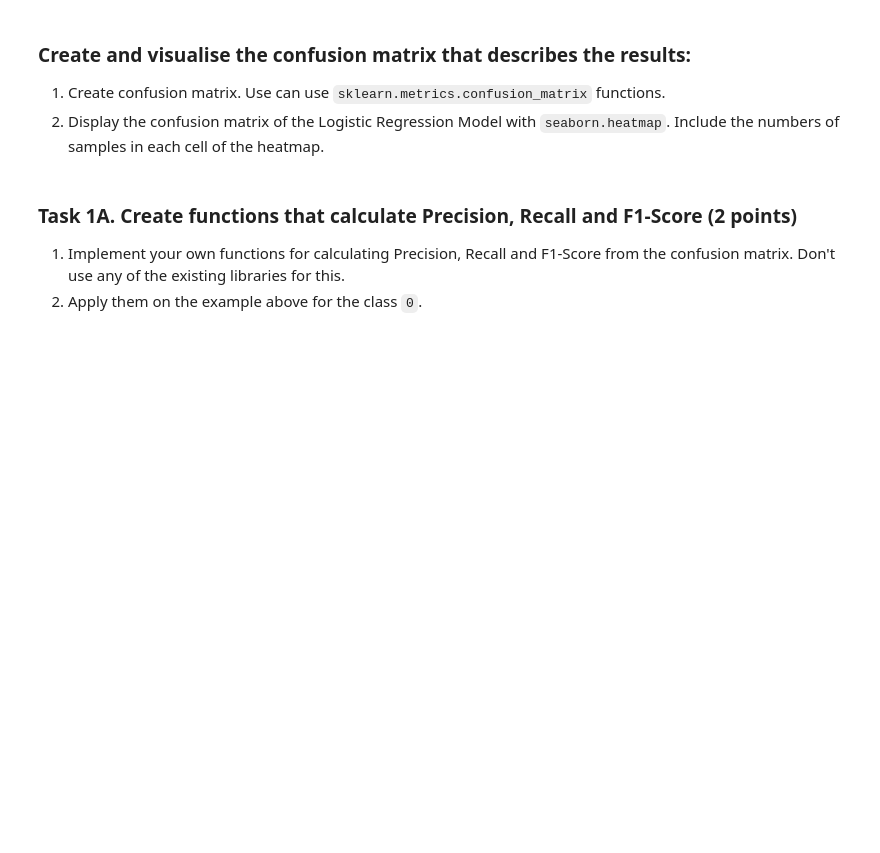
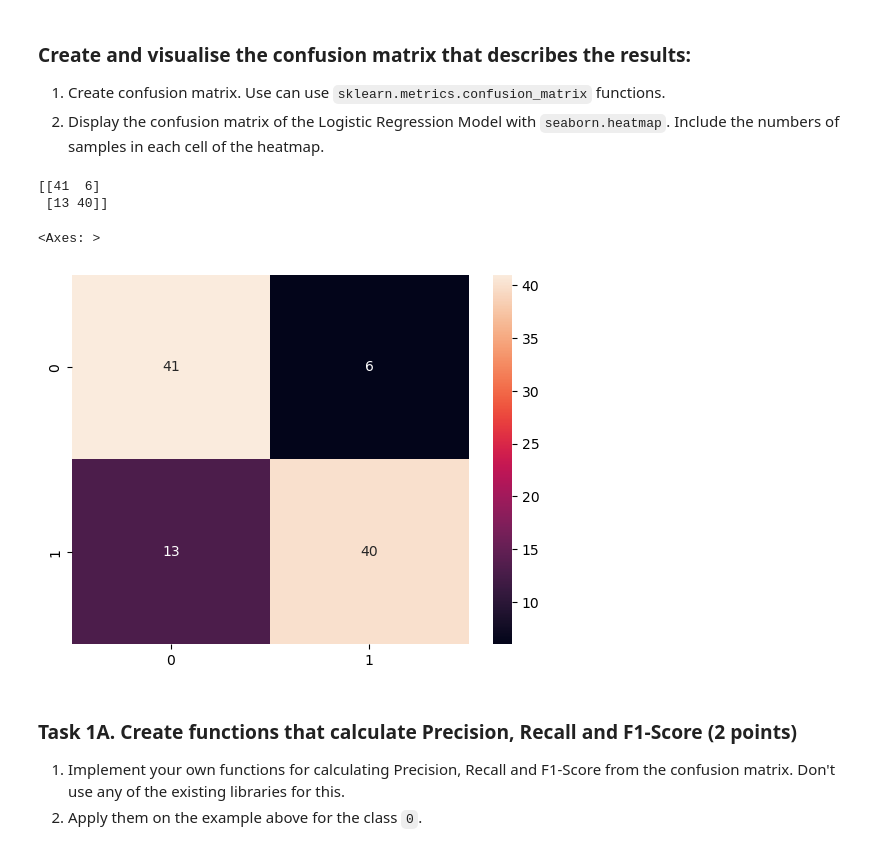
Before and after one commit to michamettler/zhaw-mldm, a Jupyter notebook: L05/L05_Supervised_Learning_LAB_ASSIGNMENT.ipynb, the cells around one changed output. Drawn from its saved outputs; the diff is of its cells as text; code cells hidden in the pictures; blank space fills up the shorter version.

```diff
--- a/L05/L05_Supervised_Learning_LAB_ASSIGNMENT.ipynb
+++ b/L05/L05_Supervised_Learning_LAB_ASSIGNMENT.ipynb
@@ -36,8 +38,16 @@ y_test_pred = log_reg.predict(X_test)
 # %%
 import seaborn as sns
 from sklearn.metrics import confusion_matrix
-# TODO: finish me
+
+confusion_matrix_test = sklearn_confusion_matrix = confusion_matrix(y_test, y_test_pred)
+print(confusion_matrix_test)
+
 sns.heatmap(confusion_matrix_test, annot=True)
+# %% [output]
+[[41  6]
+ [13 40]]
+<Axes: >
+[figure, added]
 # %% [markdown]
 ### Task 1A. Create functions that calculate Precision, Recall and F1-Score (2 points)
 1. Implement your own functions for calculating Precision, Recall and F1-Score from the confusion matrix. Don't use any of the existing libraries for this.
```
Also changed, not shown: parts of 8 cells of this notebook.
